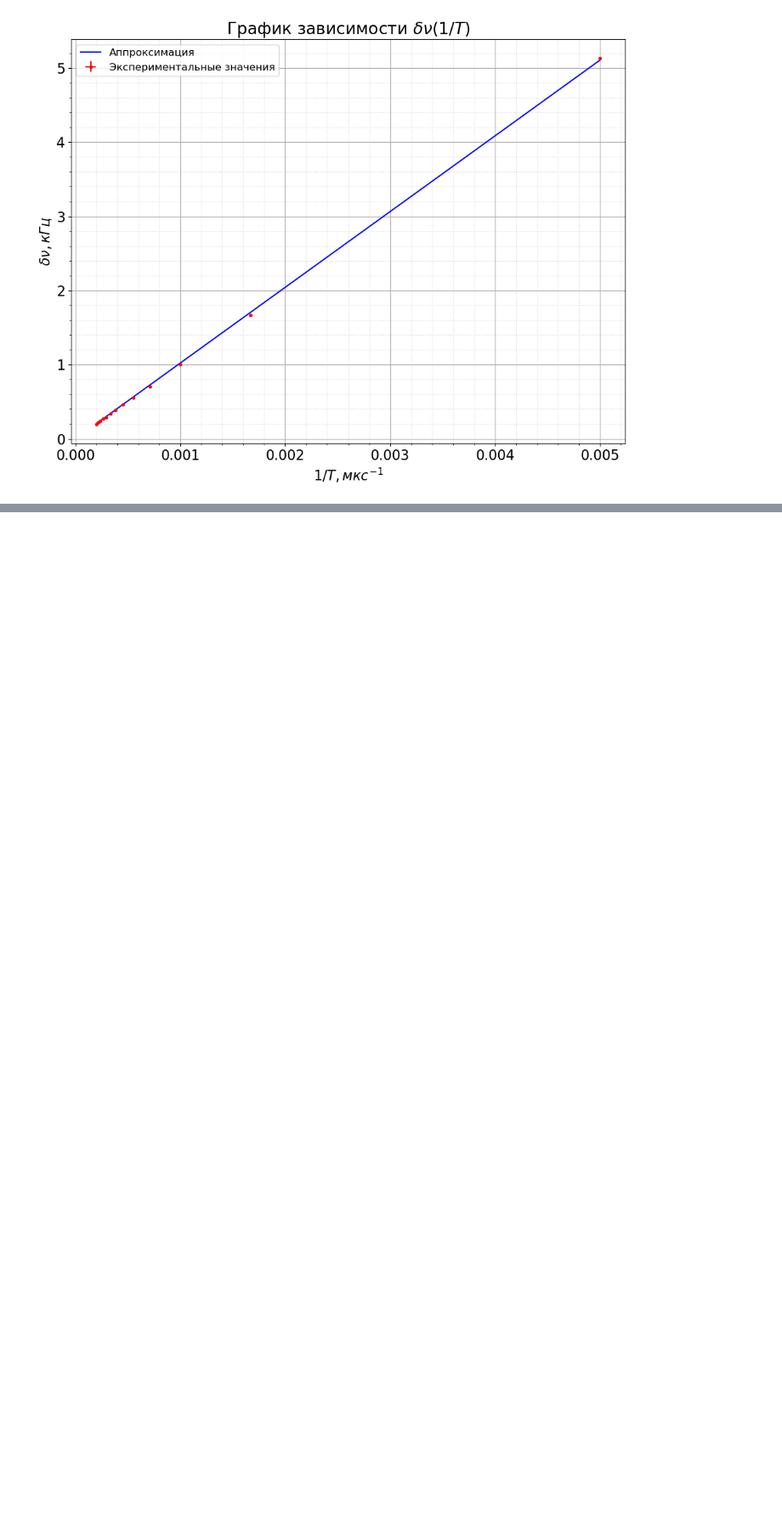
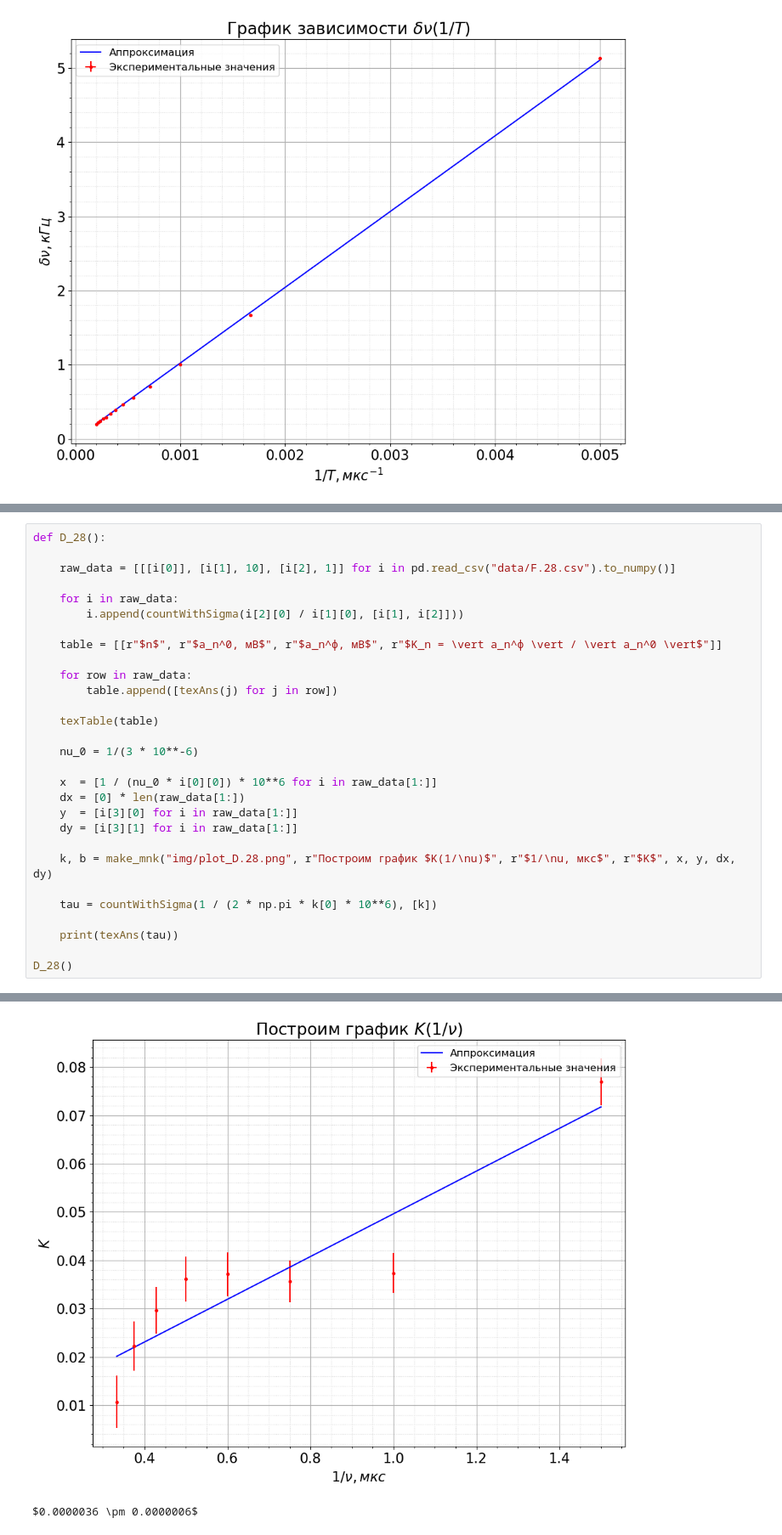
Before and after one commit to victorbaldin56/MIPT_PhysLabs, a Jupyter notebook: 3.6.1/calcs.ipynb, the cells around one changed output, grey strips where cells are left out. Shown: that part at 85% size. Drawn from its saved outputs; the diff is of its cells as text; blank space fills up the shorter version.

```diff
--- a/3.6.1/calcs.ipynb
+++ b/3.6.1/calcs.ipynb
@@ -142,0 +244,30 @@ k: (1021.4296861124693 +- 3.0459324472125897)
+# %%
+def D_28():
+
+    raw_data = [[[i[0]], [i[1], 10], [i[2], 1]] for i in pd.read_csv("data/F.28.csv").to_numpy()]
+
+    for i in raw_data:
+        i.append(countWithSigma(i[2][0] / i[1][0], [i[1], i[2]]))
+
+    table = [[r"$n$", r"$a_n^0, мВ$", r"$a_n^ф, мВ$", r"$K_n = \vert a_n^ф \vert / \vert a_n^0 \vert$"]]
+
+    for row in raw_data:
+        table.append([texAns(j) for j in row])
+
+    texTable(table)
+
+    nu_0 = 1/(3 * 10**-6)
+
+    x  = [1 / (nu_0 * i[0][0]) * 10**6 for i in raw_data[1:]]
+    dx = [0] * len(raw_data[1:])
+    y  = [i[3][0] for i in raw_data[1:]]
+    dy = [i[3][1] for i in raw_data[1:]]
+
+    k, b = make_mnk("img/plot_D.28.png", r"Построим график $K(1/\nu)$", r"$1/\nu, мкс$", r"$K$", x, y, dx, dy)
+
+    tau = countWithSigma(1 / (2 * np.pi * k[0] * 10**6), [k])
+
+    print(texAns(tau))
+
+D_28()
+# %% [output]
@@ -142,0 +294,2 @@ k: (1021.4296861124693 +- 3.0459324472125897)
+[figure, added]
+$0.0000036 \pm 0.0000006$
```
Also changed, not shown: parts of 4 cells of this notebook, 10 other files.
